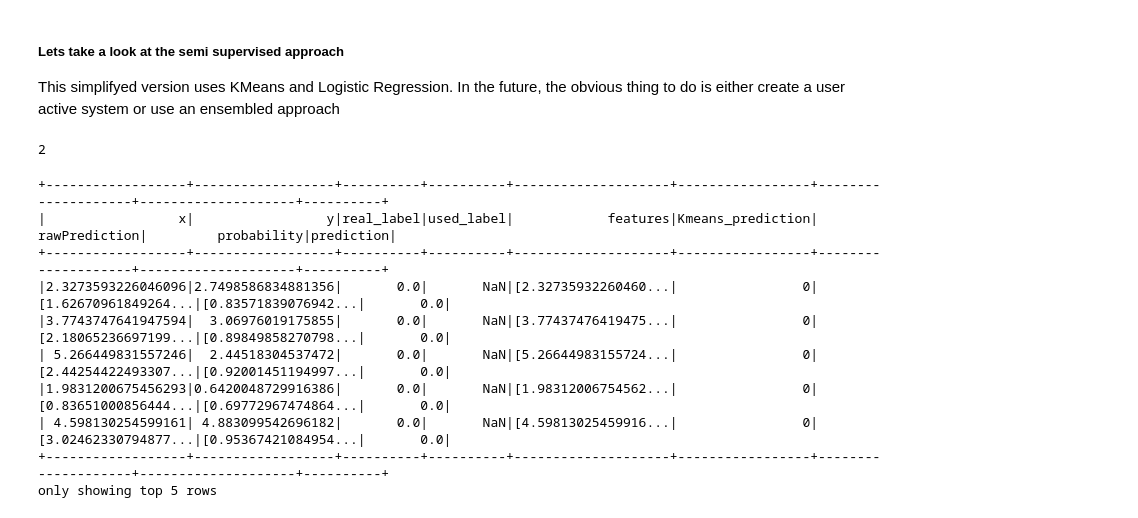
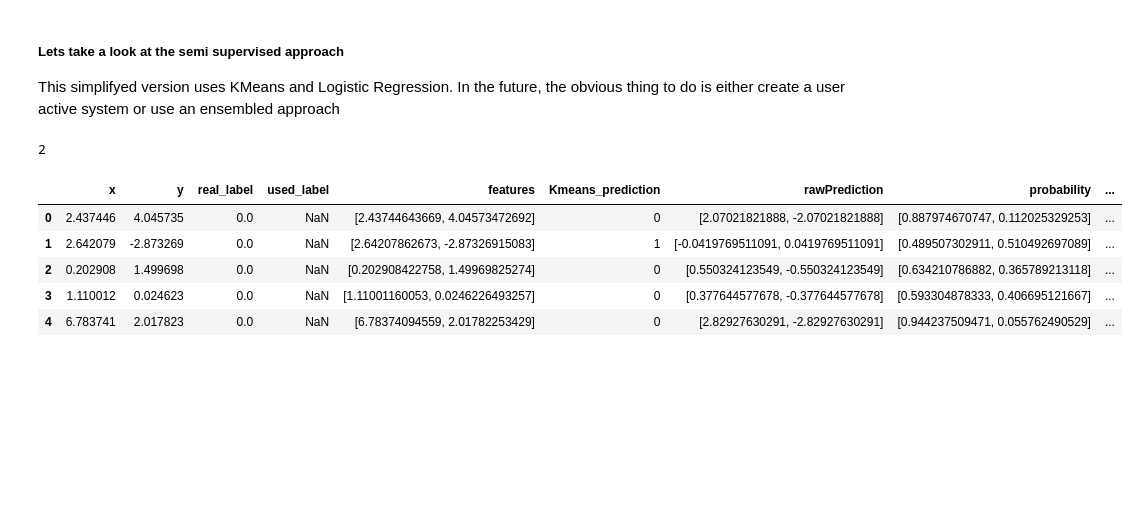
Before and after one commit to mssalvador/WorkflowCleaning, a Jupyter notebook: notebooks/Semi_supervised_workflow.ipynb, the cells around one changed output. Cells and saved outputs as stored; diff of their text form; code cells hidden in the pictures; blank space fills up the shorter version.

```diff
--- a/notebooks/Semi_supervised_workflow.ipynb
+++ b/notebooks/Semi_supervised_workflow.ipynb
@@ -153,18 +140,14 @@ df_output = batch_generative_model.semi_supervised_batch_single_classifier_gener
 # %% [output]
 2
 # %%
-df_output.show(5)
+df_output.limit(5).toPandas()
 # %% [output]
-+------------------+------------------+----------+----------+--------------------+-----------------+--------------------+--------------------+----------+
-|                 x|                 y|real_label|used_label|            features|Kmeans_prediction|       rawPrediction|         probability|prediction|
-+------------------+------------------+----------+----------+--------------------+-----------------+--------------------+--------------------+----------+
-|2.3273593226046096|2.7498586834881356|       0.0|       NaN|[2.32735932260460...|                0|[1.62670961849264...|[0.83571839076942...|       0.0|
-|3.7743747641947594|  3.06976019175855|       0.0|       NaN|[3.77437476419475...|                0|[2.18065236697199...|[0.89849858270798...|       0.0|
-| 5.266449831557246|  2.44518304537472|       0.0|       NaN|[5.26644983155724...|                0|[2.44254422493307...|[0.92001451194997...|       0.0|
-|1.9831200675456293|0.6420048729916386|       0.0|       NaN|[1.98312006754562...|                0|[0.83651000856444...|[0.69772967474864...|       0.0|
-| 4.598130254599161| 4.883099542696182|       0.0|       NaN|[4.59813025459916...|                0|[3.02462330794877...|[0.95367421084954...|       0.0|
-+------------------+------------------+----------+----------+--------------------+-----------------+--------------------+--------------------+----------+
-only showing top 5 rows
+|  | x | y | real_label | used_label | features | Kmeans_prediction | rawPrediction | probability | ... |
+| 0 | 2.437446 | 4.045735 | 0.0 | NaN | [2.43744643669, 4.04573472692] | 0 | [2.07021821888, -2.07021821888] | [0.887974670747, 0.112025329253] | ... |
+| 1 | 2.642079 | -2.873269 | 0.0 | NaN | [2.64207862673, -2.87326915083] | 1 | [-0.0419769511091, 0.0419769511091] | [0.489507302911, 0.510492697089] | ... |
+| 2 | 0.202908 | 1.499698 | 0.0 | NaN | [0.202908422758, 1.49969825274] | 0 | [0.550324123549, -0.550324123549] | [0.634210786882, 0.365789213118] | ... |
+| 3 | 1.110012 | 0.024623 | 0.0 | NaN | [1.11001160053, 0.0246226493257] | 0 | [0.377644577678, -0.377644577678] | [0.593304878333, 0.406695121667] | ... |
+| 4 | 6.783741 | 2.017823 | 0.0 | NaN | [6.78374094559, 2.01782253429] | 0 | [2.82927630291, -2.82927630291] | [0.944237509471, 0.055762490529] | ... |
 # %%
 compute_error_rate(df_output)
 Plot2DGraphs.plot_known_and_unknown_data(df_output.toPandas(), labelCol='prediction')
```
Also changed, not shown: parts of 6 cells of this notebook, 4 other files.
